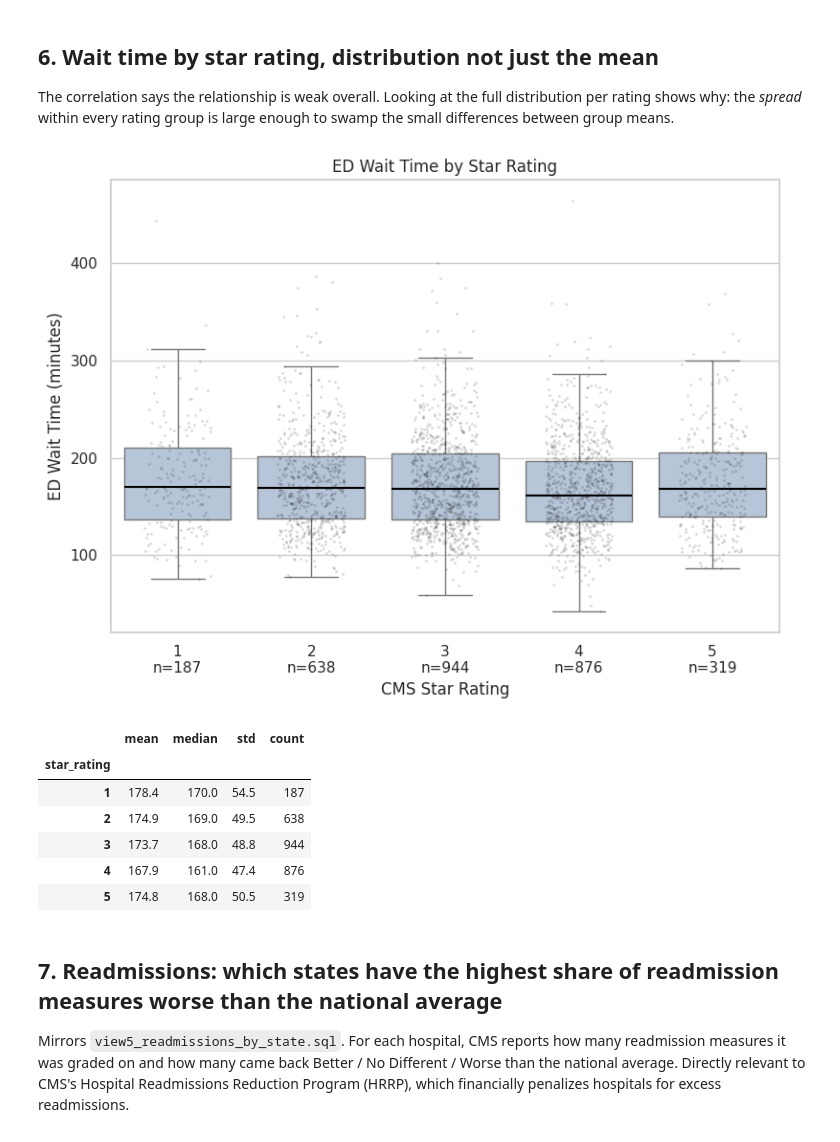
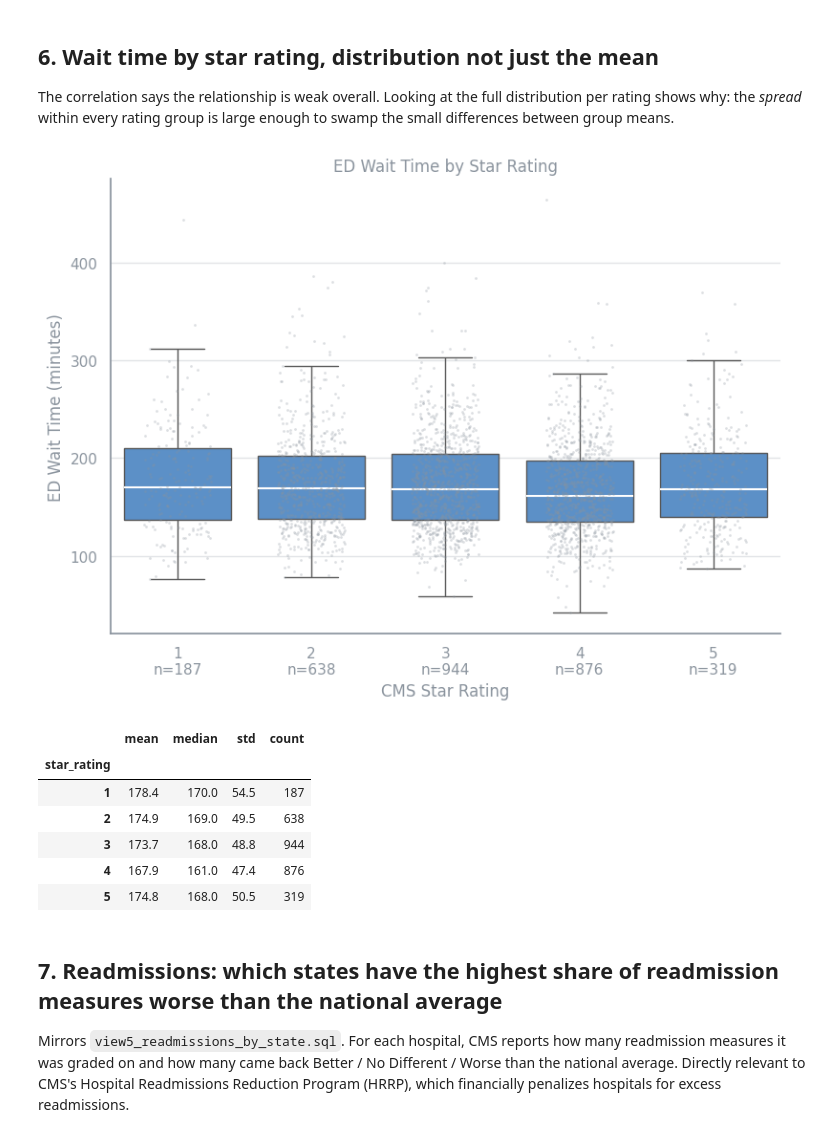
Before and after one commit to grimrabbit/healthcare-cms-dashboard, a Jupyter notebook: notebook/cms_analysis.ipynb, the cells around one changed output. Saved outputs shown, nothing was run; the diff lists cells and outputs as text; code cells hidden in the pictures.

```diff
--- a/notebook/cms_analysis.ipynb
+++ b/notebook/cms_analysis.ipynb
@@ -142,0 +181,33 @@ plt.show()
+# %%
+scorecard = pd.read_csv("../outputs/view6_hospital_scorecard.csv", dtype={"Facility ID": str})
+sc = scorecard[(scorecard["star_rating"] != "Not Available") & scorecard["ed_wait_state_quartile"].notna()].copy()
+sc["star_rating"] = sc["star_rating"].astype(int)
+sc["ed_wait_state_quartile"] = sc["ed_wait_state_quartile"].astype(int)
+
+mix = pd.crosstab(sc["star_rating"], sc["ed_wait_state_quartile"], normalize="index") * 100
+counts = sc["star_rating"].value_counts().sort_index()
+
+labels = ["Fastest quarter", "Second", "Third", "Slowest quarter"]
+colors = [GREEN, "#9AD3BC", "#F0B67F", "#E07A5F"]
+
+fig, ax = plt.subplots(figsize=(9, 4.8))
+left = np.zeros(len(mix))
+y = np.arange(len(mix))
+for q, label, color in zip([1, 2, 3, 4], labels, colors):
+    vals = mix[q].values
+    ax.barh(y, vals, left=left, color=color, height=0.62, label=label)
+    for yi, (l, v) in enumerate(zip(left, vals)):
+        ax.text(l + v / 2, yi, f"{v:.0f}%", ha="center", va="center", fontsize=10, color="#1F2328")
+    left += vals
+ax.set_yticks(y)
+ax.set_yticklabels([f"{k} star ({counts[k]:,})" for k in mix.index])
+ax.invert_yaxis()
+ax.set_xlim(0, 100)
+ax.set_xlabel("Share of hospitals by ED wait, compared with other hospitals in the same state (%)")
+ax.grid(False)
+ax.legend(ncol=4, loc="lower center", bbox_to_anchor=(0.5, 1.0), frameon=False, fontsize=10)
+plt.tight_layout()
+plt.savefig("../docs/screenshots/star_rating_ed_quartiles.png", dpi=150)
+plt.show()
+
+mix.round(1)
@@ -198,22 +320,21 @@ distribution per rating shows why: the *spread* within every rating group is
 large enough to swamp the small differences between group means.
 # %%
 fig, ax = plt.subplots(figsize=(8, 6))
-sns.boxplot(data=df, x="star_rating", y="ed_wait_minutes", ax=ax, color="lightsteelblue", showfliers=False,
-            medianprops={"color": "black", "linewidth": 1.5})
-sns.stripplot(data=df, x="star_rating", y="ed_wait_minutes", ax=ax, color="black", alpha=0.15, size=2, jitter=0.25)
+sns.boxplot(data=df, x="star_rating", y="ed_wait_minutes", ax=ax, color=BLUE, showfliers=False,
+            medianprops={"color": "white", "linewidth": 1.5})
+sns.stripplot(data=df, x="star_rating", y="ed_wait_minutes", ax=ax, color=GRAY, alpha=0.3, size=2, jitter=0.25)
 counts = df["star_rating"].value_counts().sort_index()
 ax.set_xticks(range(len(counts)))
 ax.set_xticklabels([f"{k}\nn={v:,}" for k, v in counts.items()])
 ax.set_xlabel("CMS Star Rating")
 ax.set_ylabel("ED Wait Time (minutes)")
 ax.set_title("ED Wait Time by Star Rating")
 plt.tight_layout()
-plt.savefig("../docs/screenshots/box_rating_vs_wait.png", dpi=150)
 plt.show()
 
 df.groupby("star_rating")["ed_wait_minutes"].agg(["mean", "median", "std", "count"]).round(1)
 # %% [output]
-[figure, old version]
+[figure, new version]
 |  | mean | median | std | count |
 | star_rating |  |  |  |  |
 | 1 | 178.4 | 170.0 | 54.5 | 187 |
```
Also changed, not shown: parts of 11 cells of this notebook, 7 other files.
